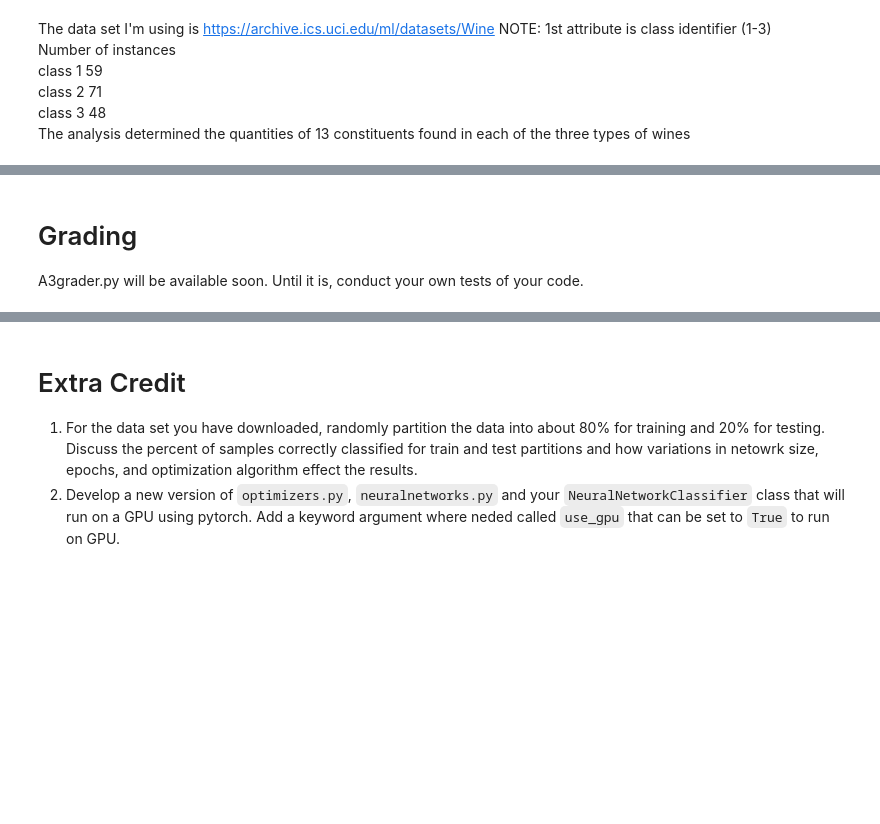
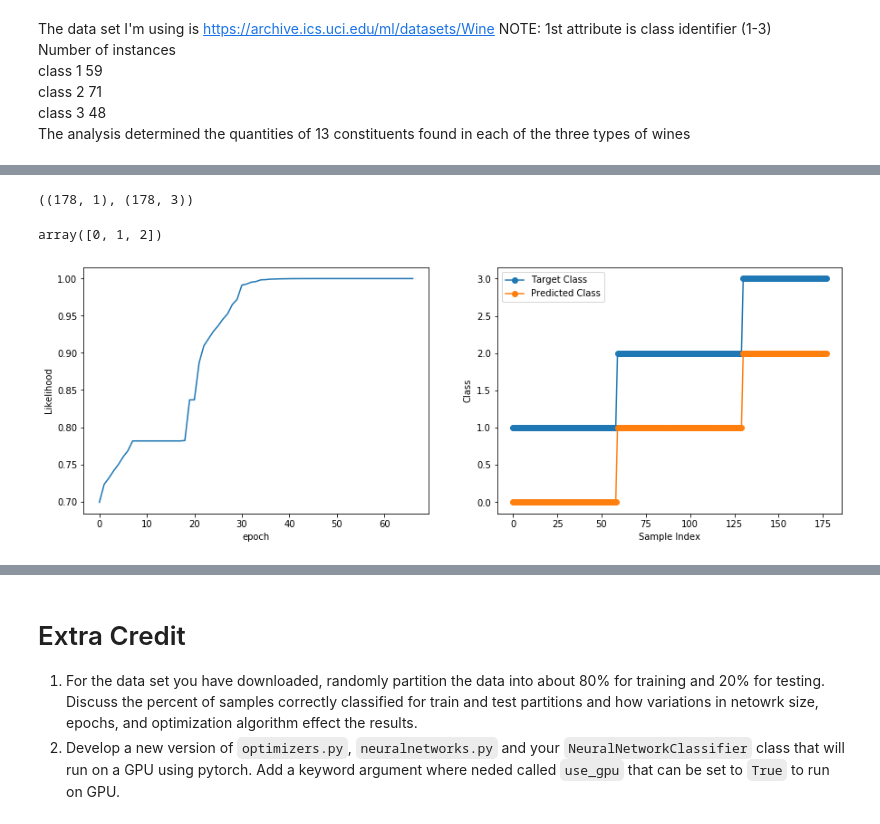
Before and after one commit to bstaab/CS545_MachineLearning, a Jupyter notebook: assignments/A3/Staab-A3.ipynb, the cells around one changed output, grey strips where cells are left out. Saved outputs shown, nothing was run; the diff lists cells and outputs as text; code cells hidden in the pictures; blank space fills up the shorter version.

```diff
--- a/assignments/A3/Staab-A3.ipynb
+++ b/assignments/A3/Staab-A3.ipynb
@@ -451,7 +608,27 @@ Xst = nnet_wine._standardizeX(X)
 #Xst
 # %%
 Y, Z = nnet_wine._forward_pass(Xst)
-# %% [markdown]
-# Grading
-
-A3grader.py will be available soon.  Until it is, conduct your own tests of your code.
+# %%
+Y_classes, Y = nnet_wine.use(X)
+Y_classes.shape, Y.shape
+# %% [output]
+((178, 1), (178, 3))
+# %%
+np.unique(Y_classes)
+# %% [output]
+array([0, 1, 2])
+# %%
+plt.figure(figsize=(15, 5))
+plt.subplot(1, 2, 1)
+plt.plot(nnet_new.get_error_trace())
+plt.xlabel('epoch')
+plt.ylabel('Likelihood')
+
+plt.subplot(1, 2, 2)
+plt.plot(T, 'o-')
+plt.plot(Y_classes, 'o-')
+plt.xlabel('Sample Index')
+plt.ylabel('Class')
+plt.legend(['Target Class', 'Predicted Class']);
+# %% [output]
+[figure, added]
```
Also changed, not shown: parts of 43 cells of this notebook, 2 other files.
